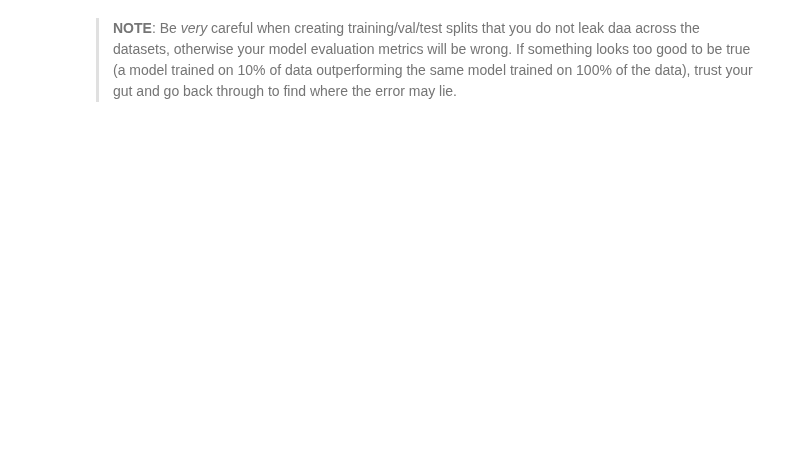
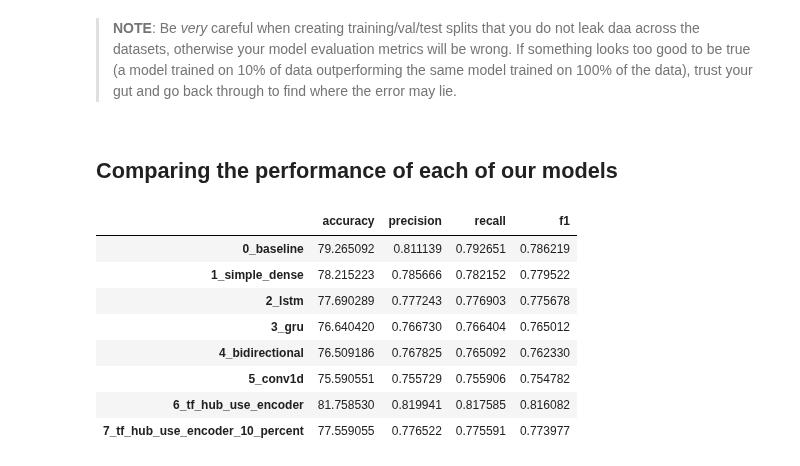
Before and after one commit to pawelkiszczak/tensorflow, a Jupyter notebook: colab_notebooks/08_introduction_to_nlp_in_tensorflow.ipynb, the cells around one changed output. Cells and saved outputs as stored; diff of their text form; code cells hidden in the pictures; blank space fills up the shorter version.

```diff
--- a/colab_notebooks/08_introduction_to_nlp_in_tensorflow.ipynb
+++ b/colab_notebooks/08_introduction_to_nlp_in_tensorflow.ipynb
@@ -1361,2 +1361,26 @@ model_6_results
 # %% [markdown]
 > **NOTE**: Be *very* careful when creating training/val/test splits that you do not leak daa across the datasets, otherwise your model evaluation metrics will be wrong. If something looks too good to be true (a model trained on 10% of data outperforming the same model trained on 100% of the data), trust your gut and go back through to find where the error may lie.
+# %% [markdown]
+## Comparing the performance of each of our models
+# %%
+# Combine model results into a DataFrame
+all_model_results = pd.DataFrame({"0_baseline": baseline_results,
+                                  "1_simple_dense": model_1_results,
+                                  "2_lstm": model_2_results,
+                                  "3_gru": model_3_results,
+                                  "4_bidirectional": model_4_results,
+                                  "5_conv1d": model_5_results,
+                                  "6_tf_hub_use_encoder": model_6_results,
+                                  "7_tf_hub_use_encoder_10_percent": model_7_results})
+all_model_results = all_model_results.transpose()
+all_model_results
+# %% [output]
+|  | accuracy | precision | recall | f1 |
+| 0_baseline | 79.265092 | 0.811139 | 0.792651 | 0.786219 |
+| 1_simple_dense | 78.215223 | 0.785666 | 0.782152 | 0.779522 |
+| 2_lstm | 77.690289 | 0.777243 | 0.776903 | 0.775678 |
+| 3_gru | 76.640420 | 0.766730 | 0.766404 | 0.765012 |
+| 4_bidirectional | 76.509186 | 0.767825 | 0.765092 | 0.762330 |
+| 5_conv1d | 75.590551 | 0.755729 | 0.755906 | 0.754782 |
+| 6_tf_hub_use_encoder | 81.758530 | 0.819941 | 0.817585 | 0.816082 |
+| 7_tf_hub_use_encoder_10_percent | 77.559055 | 0.776522 | 0.775591 | 0.773977 |
```
Also changed, not shown: parts of 62 cells of this notebook.
